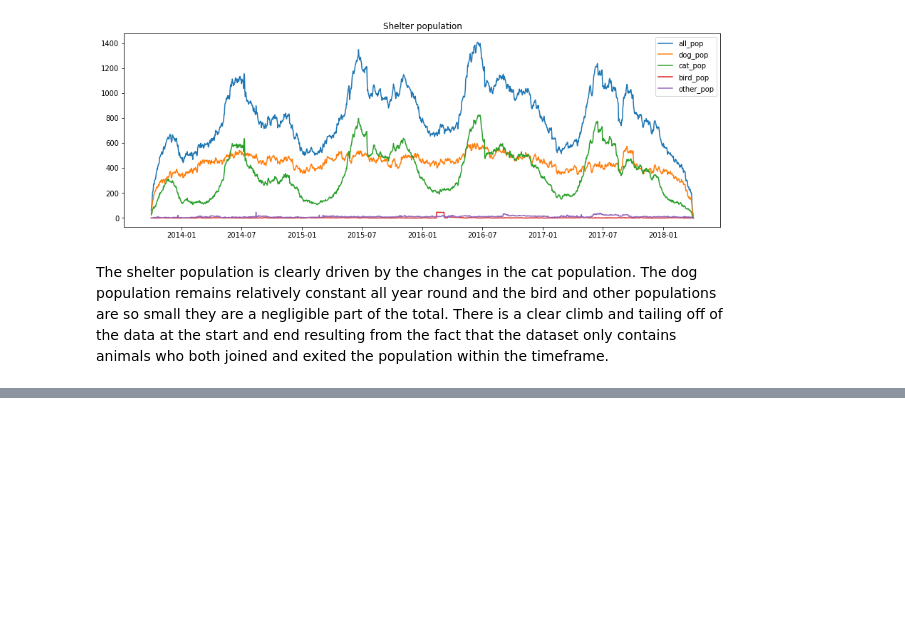
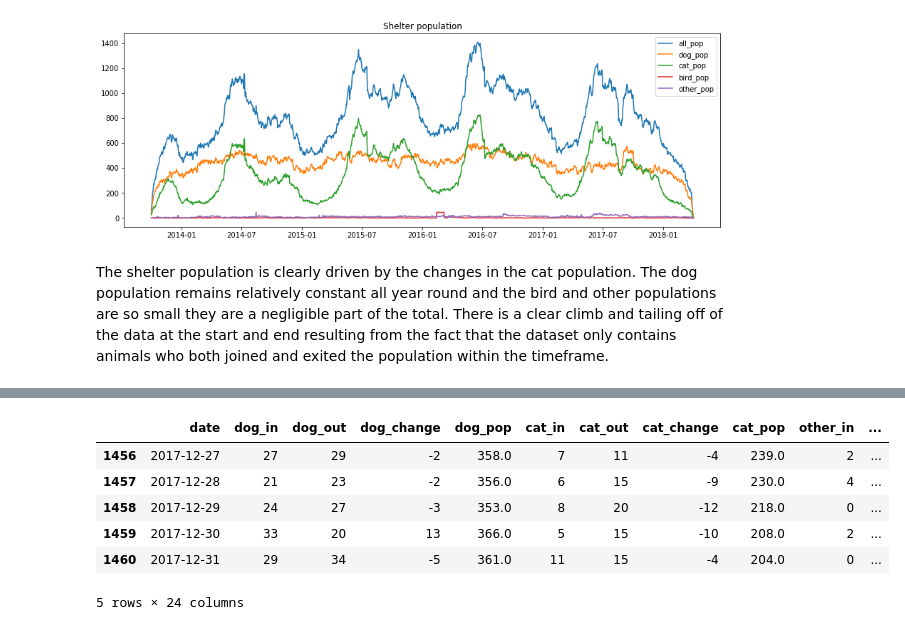
Before and after one commit to SmellsLikeCake/austin-animal-shelter, a Jupyter notebook: Austin-animal-shelter-write-up.ipynb, the cells around one changed output, grey strips where cells are left out. Drawn from its saved outputs; the diff is of its cells as text; code cells hidden in the pictures; blank space fills up the shorter version.

```diff
--- a/Austin-animal-shelter-write-up.ipynb
+++ b/Austin-animal-shelter-write-up.ipynb
@@ -388,0 +523,10 @@ The shelter population is clearly driven by the changes in the cat population. T
+# %%
+data_4yr.tail()
+# %% [output]
+|  | date | dog_in | dog_out | dog_change | dog_pop | cat_in | cat_out | cat_change | cat_pop | other_in | ... |
+| 1456 | 2017-12-27 | 27 | 29 | -2 | 358.0 | 7 | 11 | -4 | 239.0 | 2 | ... |
+| 1457 | 2017-12-28 | 21 | 23 | -2 | 356.0 | 6 | 15 | -9 | 230.0 | 4 | ... |
+| 1458 | 2017-12-29 | 24 | 27 | -3 | 353.0 | 8 | 20 | -12 | 218.0 | 0 | ... |
+| 1459 | 2017-12-30 | 33 | 20 | 13 | 366.0 | 5 | 15 | -10 | 208.0 | 2 | ... |
+| 1460 | 2017-12-31 | 29 | 34 | -5 | 361.0 | 11 | 15 | -4 | 204.0 | 0 | ... |
+5 rows × 24 columns
```
Also changed, not shown: parts of 29 cells of this notebook.
